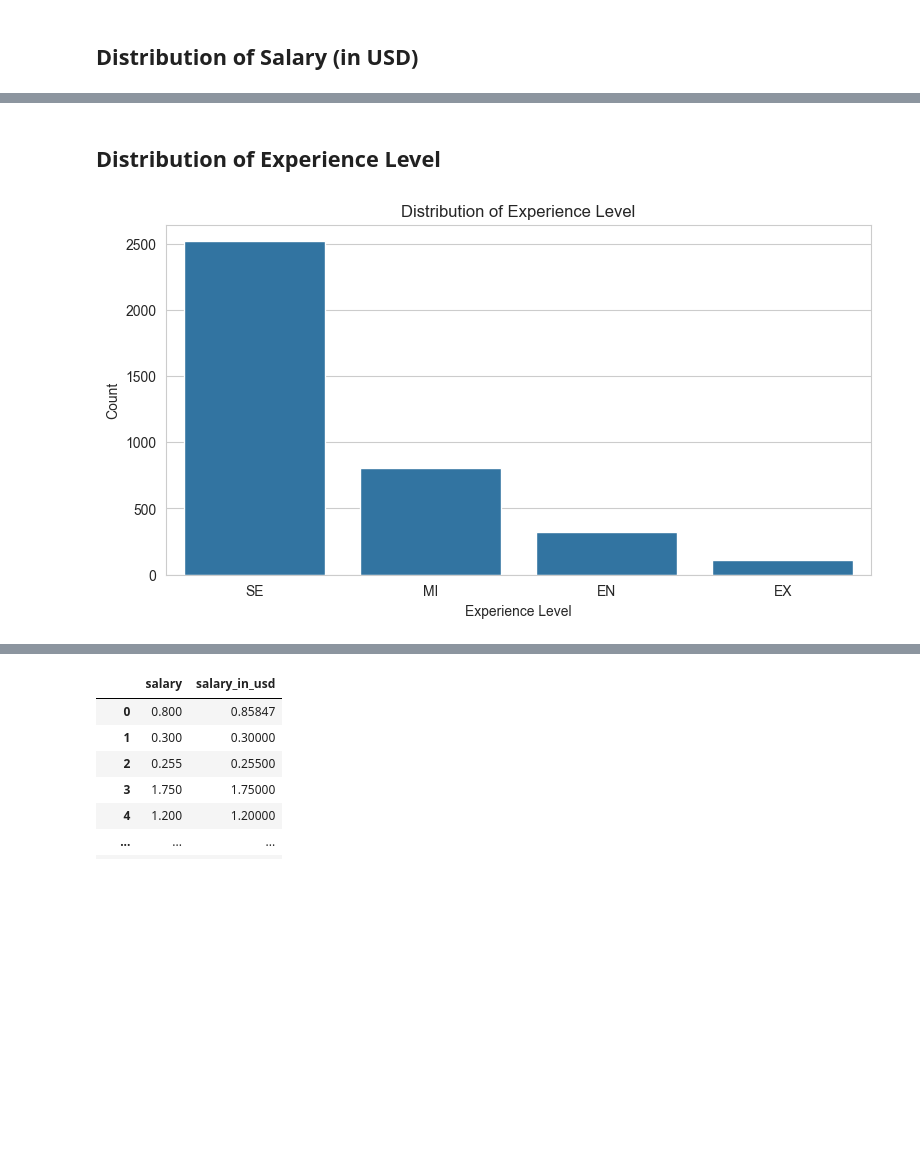
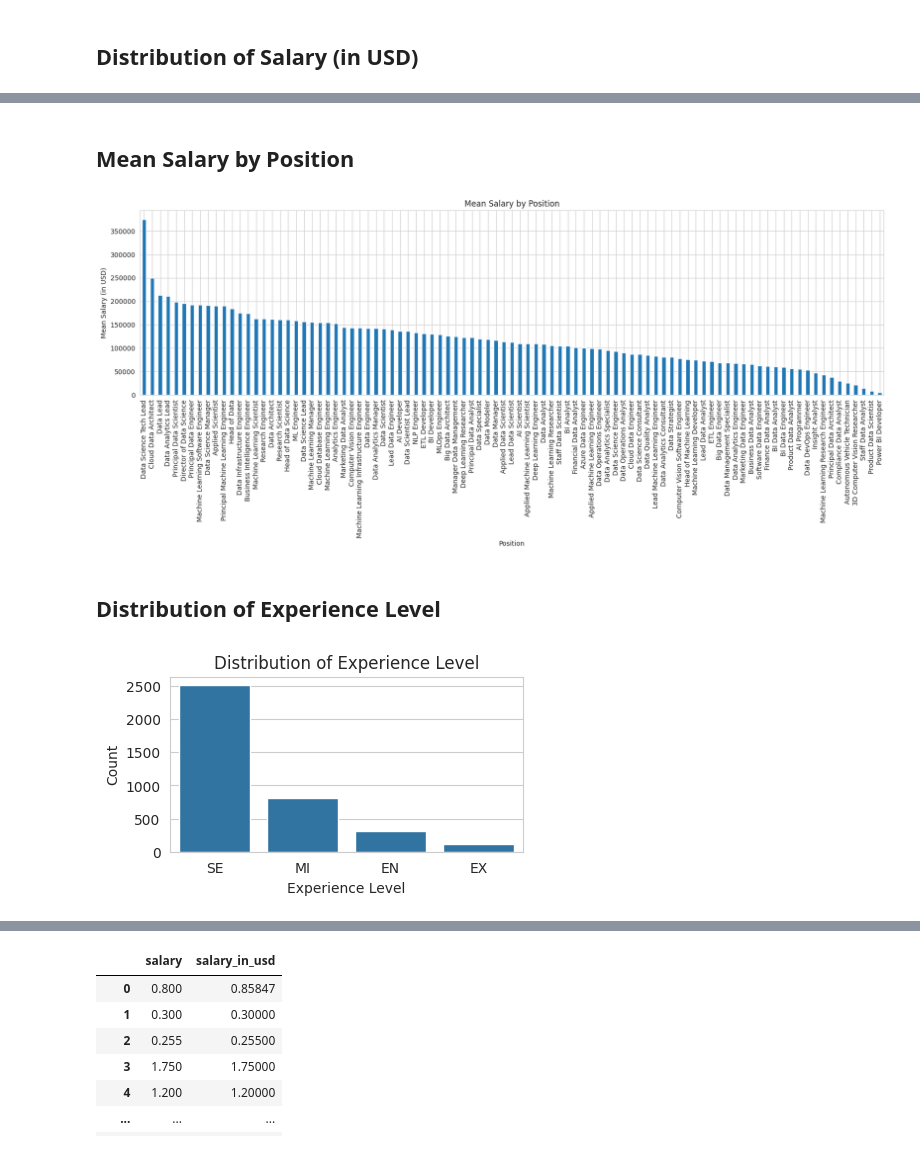
Before and after one commit to itamarKraitman/2024DeepLearningCourseProject, a Jupyter notebook: Main_Notebook.ipynb, the cells around one changed output, grey strips where cells are left out. Saved outputs shown, nothing was run; the diff lists cells and outputs as text; code cells hidden in the pictures; blank space fills up the shorter version.

```diff
--- a/Main_Notebook.ipynb
+++ b/Main_Notebook.ipynb
@@ -28,3 +24,2 @@ This study endeavors to construct a predictive model for estimating the salaries
 # %%
-data = pd.read_csv('./SalarayDataSet/ds_salaries.csv')
-data.head()
+data = pd.read_csv('ds_salaries.csv')
@@ -100,13 +110,26 @@ plt.show()
+# %% [markdown]
+## Mean Salary by Position
+# %%
+mean_salary_by_position = data.groupby('job_title')['salary_in_usd'].mean()
+
+plt.figure(figsize=(20,5))
+mean_salary_by_position.sort_values(ascending=False).plot(kind='bar')
+plt.title('Mean Salary by Position')
+plt.ylabel('Mean Salary (in USD)')
+plt.xlabel('Position')
+plt.show()
+# %% [output]
+[figure, added]
 # %% [markdown]
 ## Distribution of Experience Level
 # %%
-plt.figure(figsize=(20, 10))
+plt.figure(figsize=(10, 5))
 
 plt.subplot(2, 2, 1)
 sns.countplot(x='experience_level', data=data, order=data['experience_level'].value_counts().index)
 plt.title('Distribution of Experience Level')
 plt.xlabel('Experience Level')
 plt.ylabel('Count')
 plt.show()
 # %% [output]
-[figure, old version]
+[figure, new version]
```
Also changed, not shown: parts of 58 cells of this notebook.
